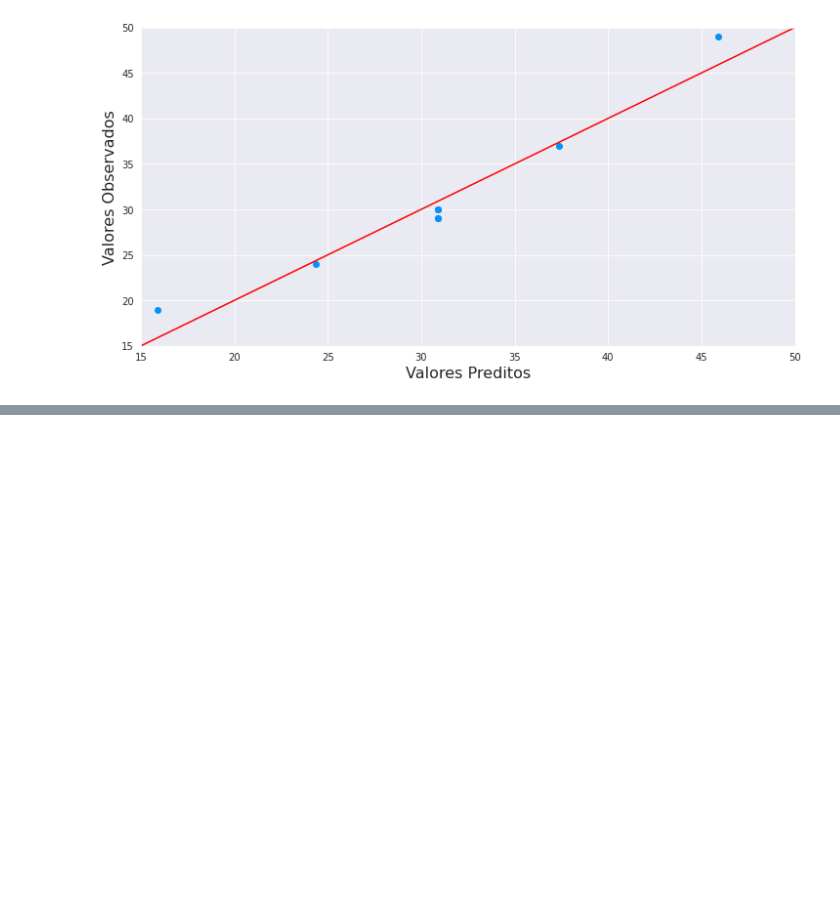
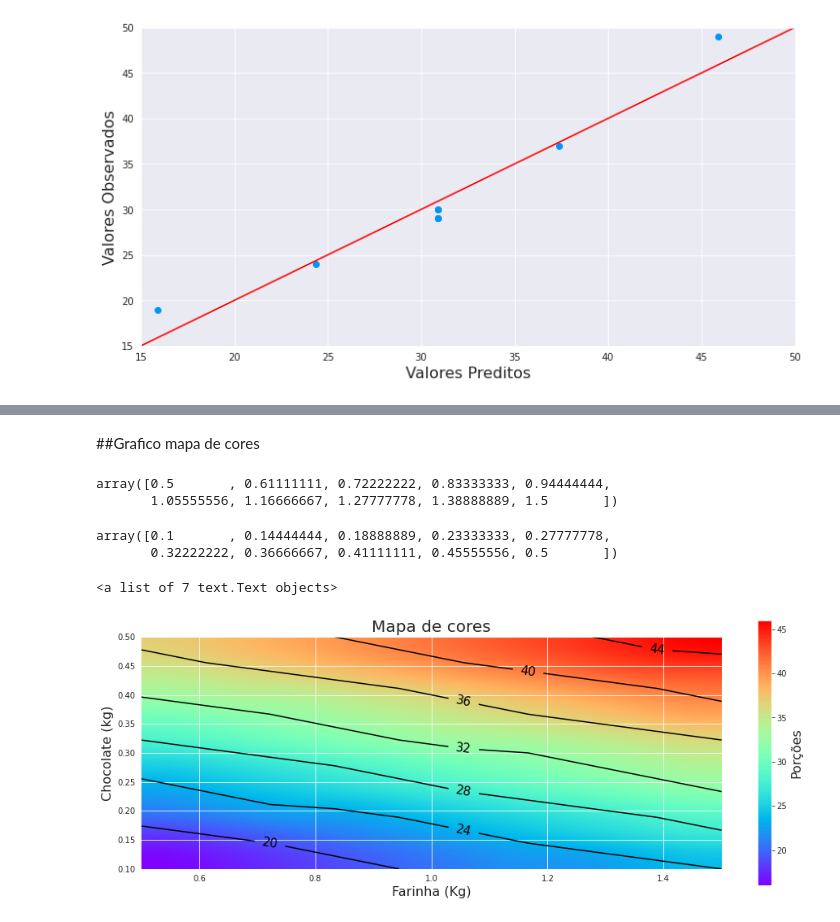
Before and after one commit to andrade-lcs/Data_Science_alura, a Jupyter notebook: alura_analise_experimentos.ipynb, the cells around one changed output, grey strips where cells are left out. Cells and saved outputs as stored; diff of their text form; code cells hidden in the pictures; blank space fills up the shorter version.

```diff
--- a/alura_analise_experimentos.ipynb
+++ b/alura_analise_experimentos.ipynb
@@ -273,0 +284,13 @@ plt.ylim((15,50))
+# %%
+def modelo_receita(x_f, x_c):
+    #limites de normalização
+    limite_normalizado = [-1,1]
+    limite_farinha = [0.5, 1.5]
+    limite_chocolate = [0.1, 0.5]
+    #normalização
+    x_f_conv = np.interp(x_f, limite_farinha, limite_normalizado)
+    x_c_conv = np.interp(x_c, limite_chocolate, limite_normalizado)
+    #equação
+    porcoes = parametros['Intercept'] + parametros['farinha'] * x_f_conv + parametros['chocolate'] * x_c_conv
+
+    return porcoes.round(0)
@@ -273,0 +301,22 @@ plt.ylim((15,50))
+# %% [markdown]
+##Grafico mapa de cores
+# %%
+x_farinha = np.linspace(start=0.5, stop=1.5, num=10)
+x_farinha
+# %% [output]
+array([0.5       , 0.61111111, 0.72222222, 0.83333333, 0.94444444,
+       1.05555556, 1.16666667, 1.27777778, 1.38888889, 1.5       ])
+# %%
+x_chocolate = np.linspace(start=0.1, stop=0.5, num=10)
+x_chocolate
+# %% [output]
+array([0.1       , 0.14444444, 0.18888889, 0.23333333, 0.27777778,
+       0.32222222, 0.36666667, 0.41111111, 0.45555556, 0.5       ])
+# %%
+pontos = []
+
+for i in x_farinha:
+    temp = []
+    for j in x_chocolate:
+        temp.append(modelo_receita(i, j))
+    pontos.append(temp)
@@ -273,0 +325,12 @@ plt.ylim((15,50))
+# %%
+plt.figure(figsize=(16,6))
+mapa_cor = plt.imshow(pontos, origin='lower', cmap=cm.rainbow, interpolation='quadric', extent=(0.5,1.5,0.1,0.5))
+plt.title('Mapa de cores', fontsize=20)
+plt.xlabel('Farinha (Kg)', fontsize=16)
+plt.ylabel('Chocolate (kg)', fontsize=16)
+plt.colorbar().set_label('Porções', fontsize=16)
+linhas = plt.contour(x_farinha, x_chocolate, pontos, colors='k', linewidths=1.5)
+plt.clabel(linhas, inline=True, fmt='%1.0f', fontsize=15, inline_spacing=10)
+# %% [output]
+<a list of 7 text.Text objects>
+[figure, added]
```
Also changed, not shown: parts of 4 cells of this notebook.
